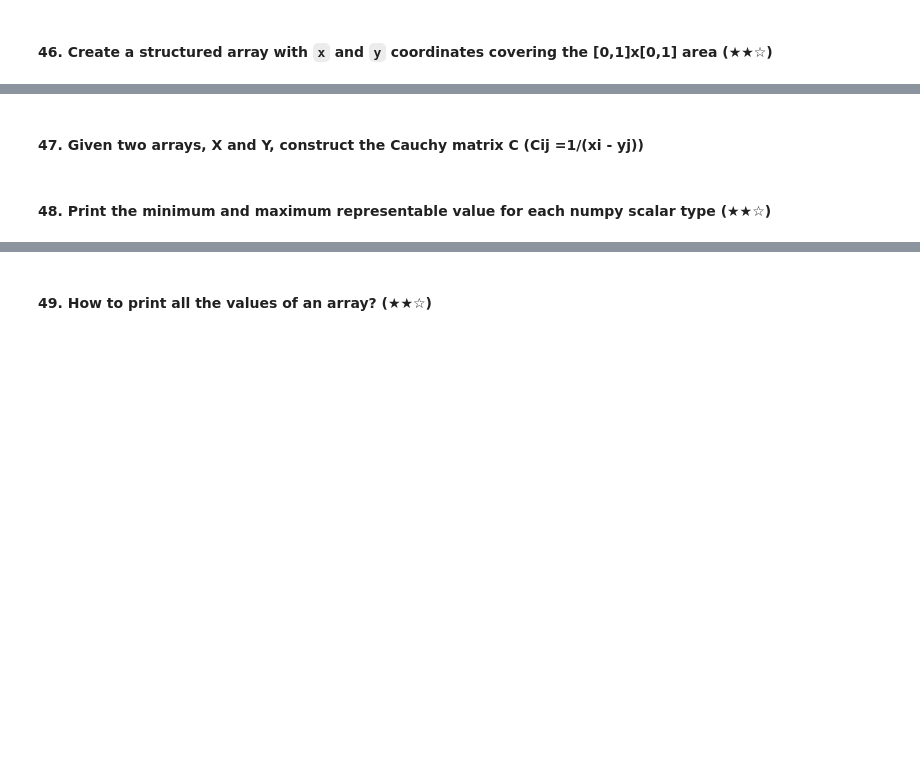
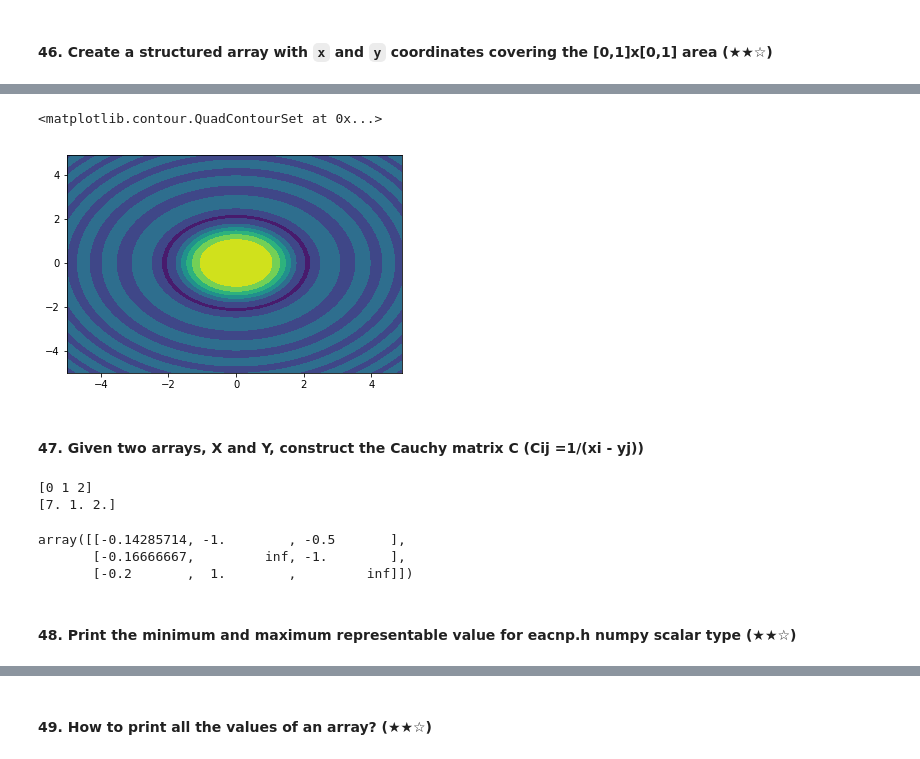
Before and after one commit to YarrDOpanas/uData, a Jupyter notebook: Python/100 Numpy exercises no solution.ipynb, the cells around one changed output, grey strips where cells are left out. Drawn from its saved outputs; the diff is of its cells as text; code cells hidden in the pictures; blank space fills up the shorter version.

```diff
--- a/Python/100 Numpy exercises no solution.ipynb
+++ b/Python/100 Numpy exercises no solution.ipynb
@@ -580,4 +590,28 @@ array([[0.10942032, 0.12719686, 0.88578248, 0.52346584],
+# %%
+import matplotlib.pyplot as plt
+x = np.arange(-5, 5, 0.1)
+y = np.arange(-5, 5, 0.1)
+xx, yy = np.meshgrid(x, y, sparse=True)
+z = np.sin(xx**2 + yy**2) / (xx**2 + yy**2)
+h = plt.contourf(x,y,z)
+h
+# %% [output]
+<matplotlib.contour.QuadContourSet at 0x...>
+[figure, added]
 # %% [markdown]
 ####  47. Given two arrays, X and Y, construct the Cauchy matrix C (Cij =1/(xi - yj))
+# %%
+x = np.arange(3)
+y = np.random.rand(3) * 10 //1
+print(x)
+print(y)
+c = 1/np.subtract.outer(x, y)
+c
+# %% [output]
+[0 1 2]
+[7. 1. 2.]
+array([[-0.14285714, -1.        , -0.5       ],
+       [-0.16666667,         inf, -1.        ],
+       [-0.2       ,  1.        ,         inf]])
 # %% [markdown]
-#### 48. Print the minimum and maximum representable value for each numpy scalar type (★★☆)
+#### 48. Print the minimum and maximum representable value for eacnp.h numpy scalar type (★★☆)
```
Also changed, not shown: parts of 7 cells of this notebook, 3 other files.
